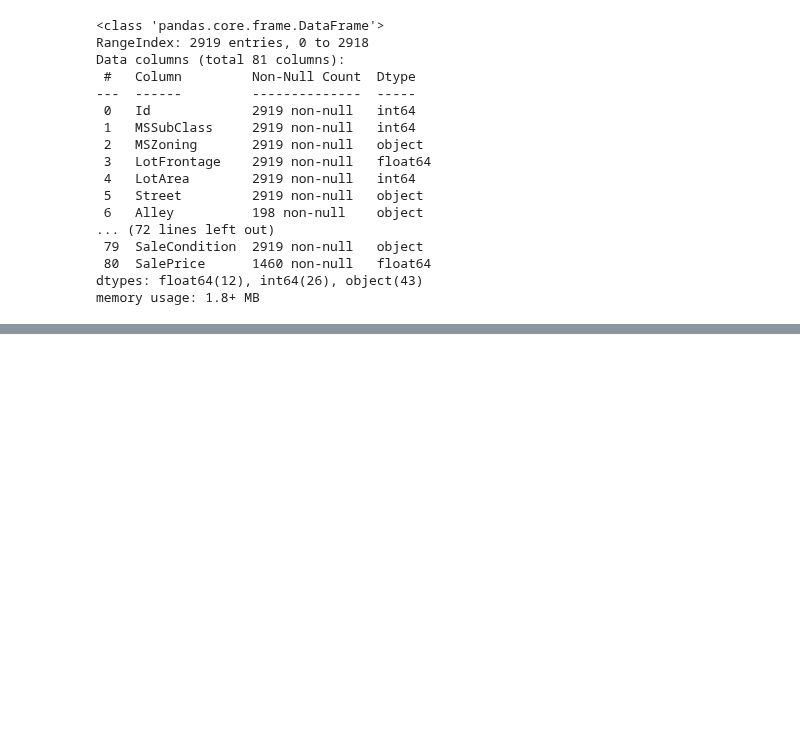
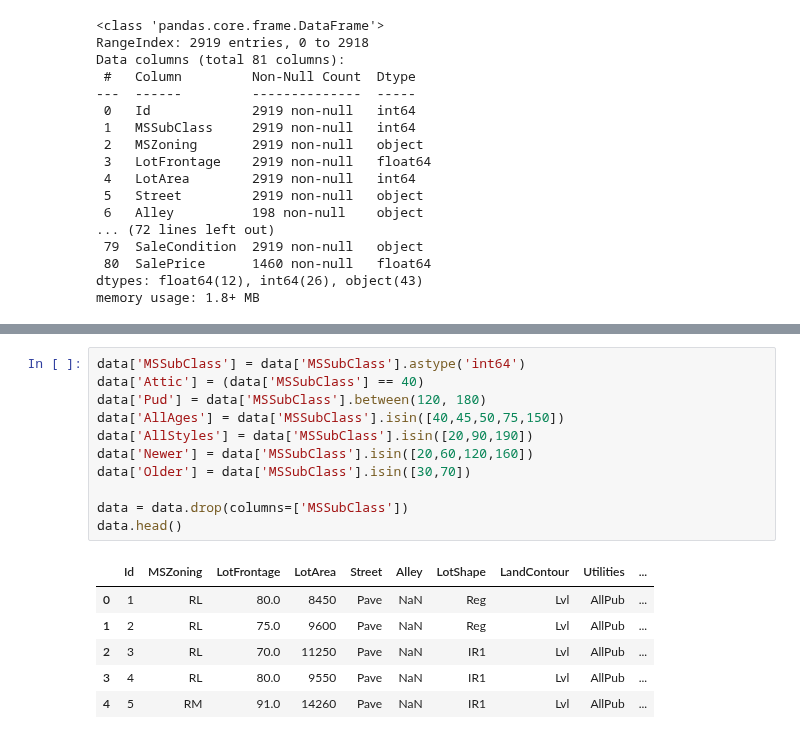
Before and after one commit to LoneCoder21/Kaggle-Notebooks, a Jupyter notebook: Regression/House Prices/property_prices.ipynb, the cells around one changed output, grey strips where cells are left out. Drawn from its saved outputs; the diff is of its cells as text; blank space fills up the shorter version.

```diff
--- a/Regression/House Prices/property_prices.ipynb
+++ b/Regression/House Prices/property_prices.ipynb
@@ -232,0 +244,18 @@ memory usage: 1.8+ MB
+# %%
+data['MSSubClass'] = data['MSSubClass'].astype('int64')
+data['Attic'] = (data['MSSubClass'] == 40)
+data['Pud'] = data['MSSubClass'].between(120, 180)
+data['AllAges'] = data['MSSubClass'].isin([40,45,50,75,150])
+data['AllStyles'] = data['MSSubClass'].isin([20,90,190])
+data['Newer'] = data['MSSubClass'].isin([20,60,120,160])
+data['Older'] = data['MSSubClass'].isin([30,70])
+
+data = data.drop(columns=['MSSubClass'])
+data.head()
+# %% [output]
+|  | Id | MSZoning | LotFrontage | LotArea | Street | Alley | LotShape | LandContour | Utilities | ... |
+| 0 | 1 | RL | 80.0 | 8450 | Pave | NaN | Reg | Lvl | AllPub | ... |
+| 1 | 2 | RL | 75.0 | 9600 | Pave | NaN | Reg | Lvl | AllPub | ... |
+| 2 | 3 | RL | 70.0 | 11250 | Pave | NaN | IR1 | Lvl | AllPub | ... |
+| 3 | 4 | RL | 80.0 | 9550 | Pave | NaN | IR1 | Lvl | AllPub | ... |
+| 4 | 5 | RM | 91.0 | 14260 | Pave | NaN | IR1 | Lvl | AllPub | ... |
```
Also changed, not shown: parts of 2 cells of this notebook.
